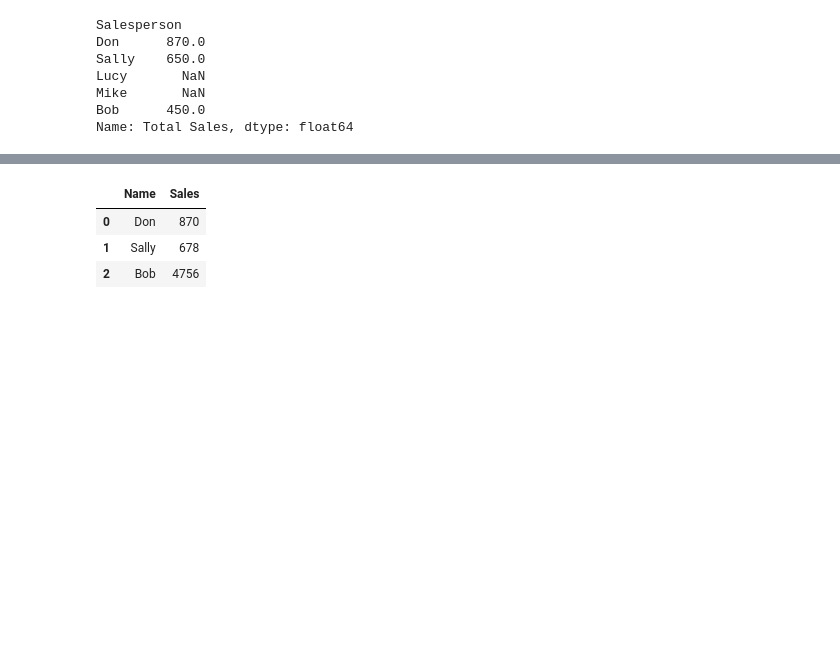
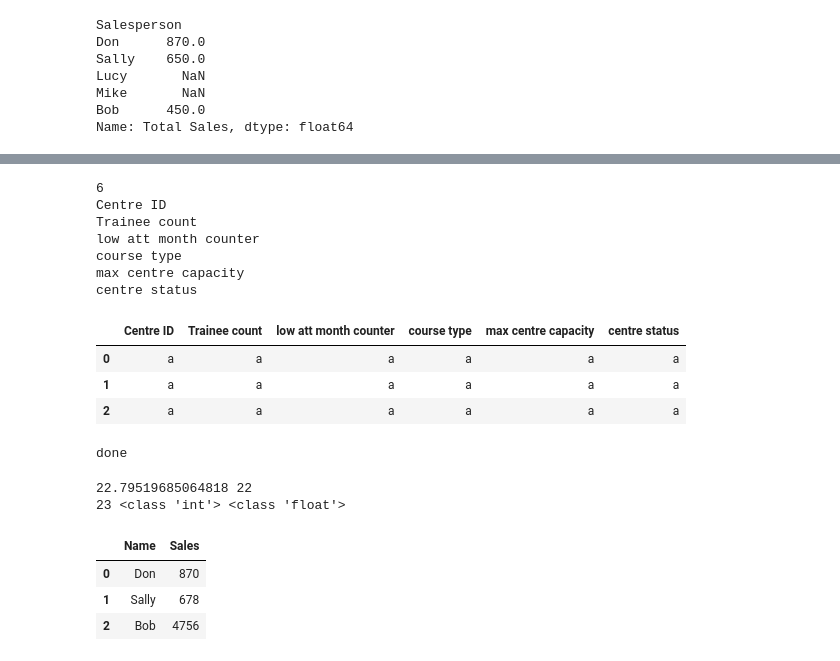
Before and after one commit to AlexlwAstro/data21material, a Jupyter notebook: pandas_intro.ipynb, the cells around one changed output, grey strips where cells are left out. Drawn from its saved outputs; the diff is of its cells as text; code cells hidden in the pictures; blank space fills up the shorter version.

```diff
--- a/pandas_intro.ipynb
+++ b/pandas_intro.ipynb
@@ -136,3 +180,45 @@ Name: Total Sales, dtype: float64
+# %%
+centres_df = pd.DataFrame(columns=['Centre ID','Trainee count','low att month counter','course type','max centre capacity','centre status'])
+print(len(centres_df.columns))
+row_data = {}
+for i in range(len(centres_df.columns)):
+    row_data[centres_df.columns[i]] = 'a'
+    print(centres_df.columns[i])
+for j in range(3):
+    centres_df = centres_df.append(row_data, ignore_index=True)
+centres_df
+# %% [output]
+6
+Centre ID
+Trainee count
+low att month counter
+course type
+max centre capacity
+centre status
+|  | Centre ID | Trainee count | low att month counter | course type | max centre capacity | centre status |
+| 0 | a | a | a | a | a | a |
+| 1 | a | a | a | a | a | a |
+| 2 | a | a | a | a | a | a |
+# %%
+import scipy.stats as stats
+print('done')
+# %% [output]
+done
+# %%
+lower = 20
+upper = 30
+mu = (lower+upper)/2.0
+sigma = (mu-lower/3.0)
+N = 100
+
+samples = float(stats.truncnorm.rvs(
+          (lower-mu)/sigma,(upper-mu)/sigma,loc=mu,scale=sigma,size=1))
+print(samples,int(samples))
+g = round(samples)
+print(g,type(g),type(samples))
+# %% [output]
+22.79519685064818 22
+23 <class 'int'> <class 'float'>
 # %%
 # Dataframes in pandas
 data = [['Don',870],['Sally',678],['Bob',4756]]
```
Also changed, not shown: parts of 4 cells of this notebook, 1 other file.
